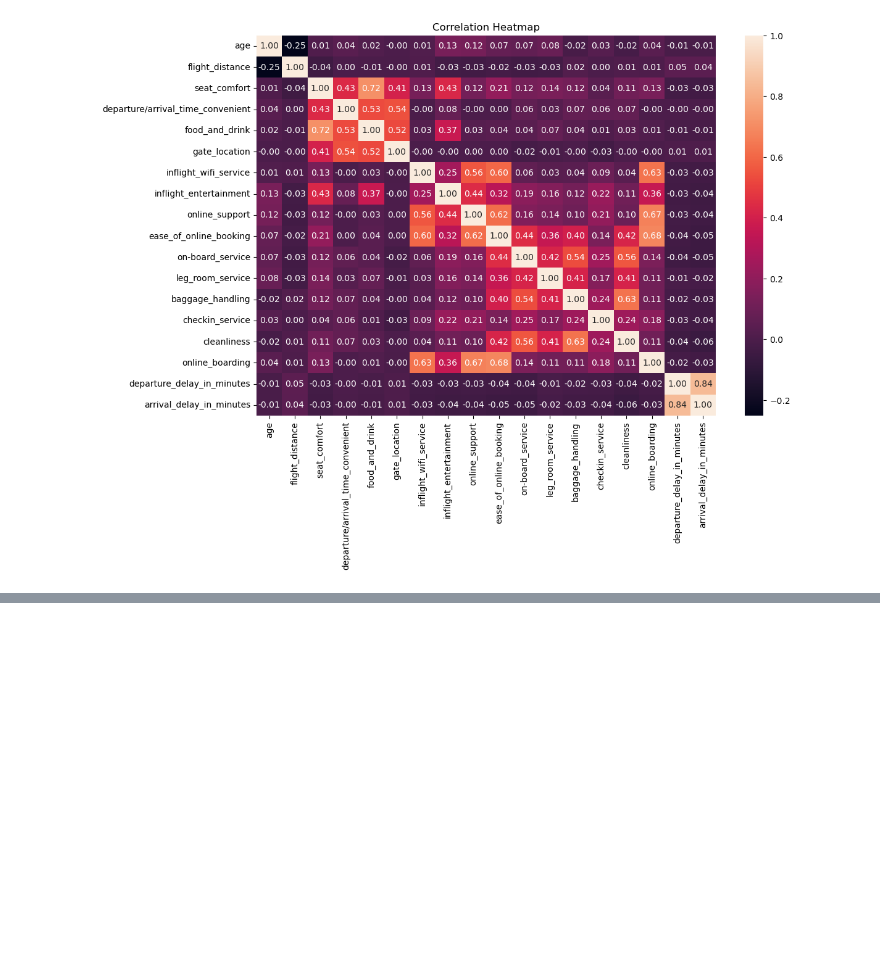
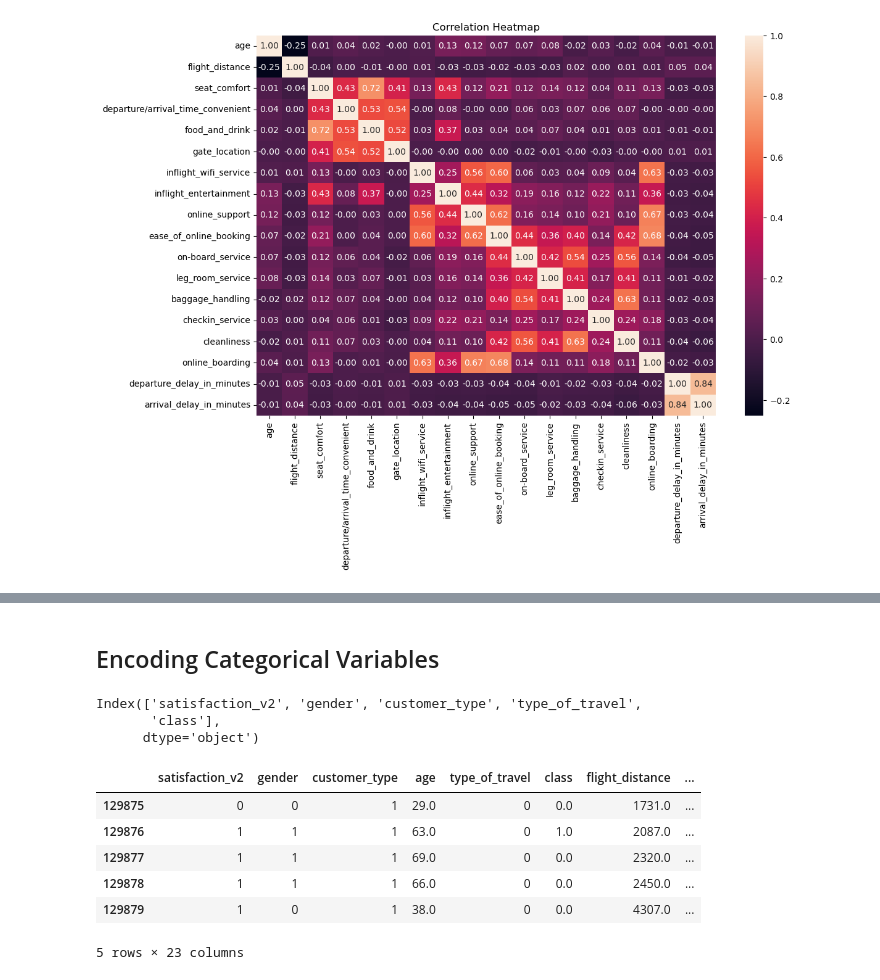
Before and after one commit to i-gyan/my_projects, a Jupyter notebook: passenger_satisfaction.ipynb, the cells around one changed output, grey strips where cells are left out. Cells and saved outputs as stored; diff of their text form; code cells hidden in the pictures; blank space fills up the shorter version.

```diff
--- a/passenger_satisfaction.ipynb
+++ b/passenger_satisfaction.ipynb
@@ -256,0 +334,37 @@ plt.show()
+# %% [markdown]
+## Encoding Categorical Variables
+# %%
+# list categorical columns to encode
+categorical_cols = model_df.select_dtypes(include = ['object']).columns
+categorical_cols
+# %% [output]
+Index(['satisfaction_v2', 'gender', 'customer_type', 'type_of_travel',
+       'class'],
+      dtype='object')
+# %%
+# using mapping to encode categorical columns
+
+# encoding satisfaction column
+model_df['satisfaction_v2'] = model_df['satisfaction_v2'].map({'satisfied': 0 , 'neutral or dissatisfied': 1})
+
+# encoding gender column
+model_df['gender'] = model_df['gender'].map({'female' : 0, 'male' : 1})
+
+# encoding customer type column
+model_df['customer_type'] = model_df['customer_type'].map({'loyal customer' : 0, 'disloyal customer' : 1})
+
+# encoding type_of_travel column
+model_df['type_of_travel'] = model_df['type_of_travel'].map({'personal travel' : 0, 'business travel' : 1})
+
+# encoding class column
+model_df['class'] = model_df['class'].map({'eco' : 0, 'business' : 1, 'eco Plus' : 2})
+# %%
+model_df.tail()
+# %% [output]
+|  | satisfaction_v2 | gender | customer_type | age | type_of_travel | class | flight_distance | ... |
+| 129875 | 0 | 0 | 1 | 29.0 | 0 | 0.0 | 1731.0 | ... |
+| 129876 | 1 | 1 | 1 | 63.0 | 0 | 1.0 | 2087.0 | ... |
+| 129877 | 1 | 1 | 1 | 69.0 | 0 | 0.0 | 2320.0 | ... |
+| 129878 | 1 | 1 | 1 | 66.0 | 0 | 0.0 | 2450.0 | ... |
+| 129879 | 1 | 0 | 1 | 38.0 | 0 | 0.0 | 4307.0 | ... |
+5 rows × 23 columns
```
Also changed, not shown: parts of 19 cells of this notebook.
